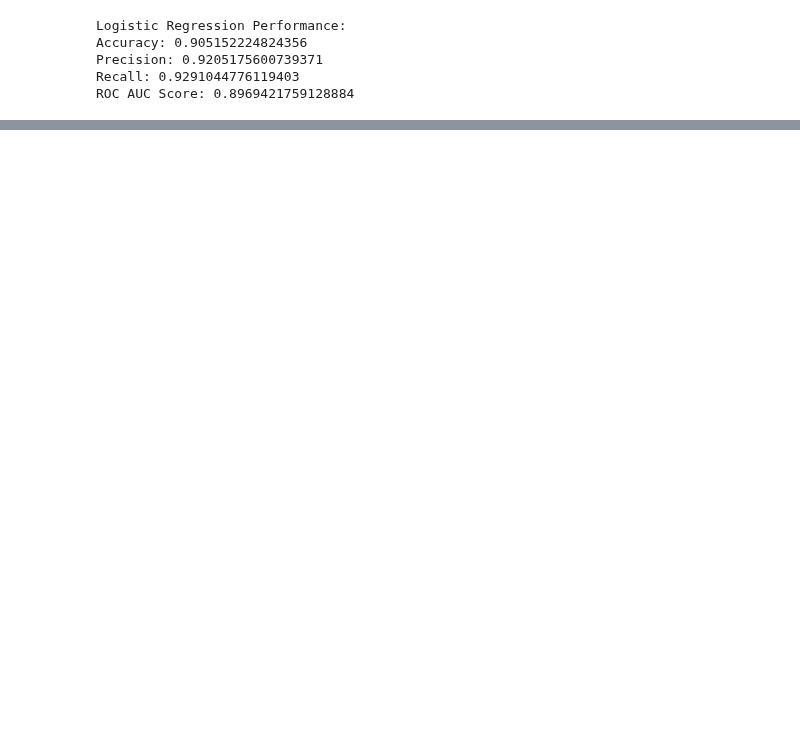
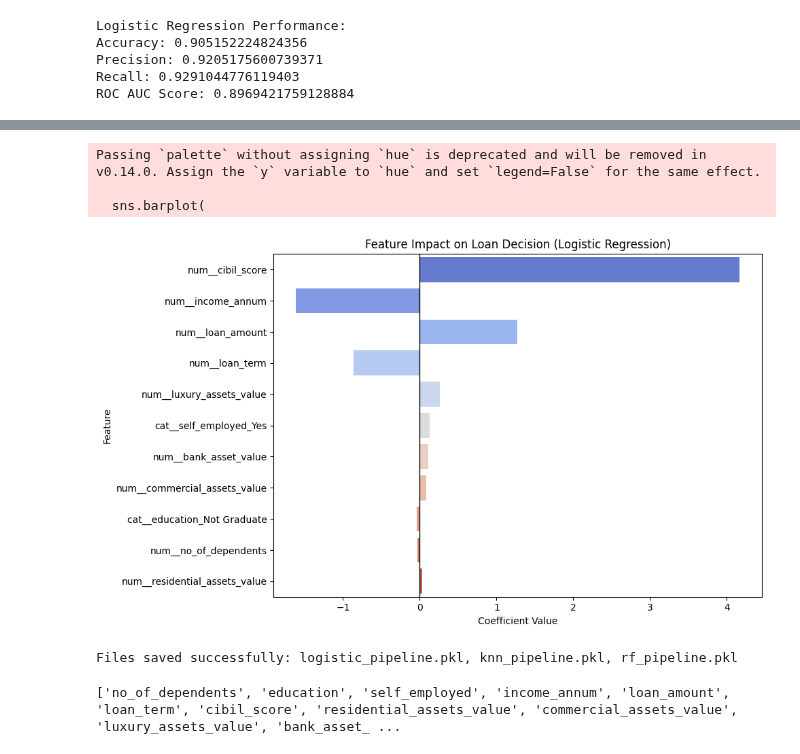
Before and after one commit to omarjrrr/loan_approval_predicton, a Jupyter notebook: loan.ipynb, the cells around one changed output, grey strips where cells are left out. Saved outputs shown, nothing was run; the diff lists cells and outputs as text; code cells hidden in the pictures; blank space fills up the shorter version.

```diff
--- a/loan.ipynb
+++ b/loan.ipynb
@@ -574,4 +634,7 @@ Mean CV score for Random Forest: 0.9766
 # %%
-log = LogisticRegression(random_state=42)
-log.fit(x_train_scaled, y_train)
+log_pipe = Pipeline([
+    ('preprocessor', preprocessor),
+    ('classifier', LogisticRegression(random_state=42, max_iter=1000))
+])
+log_pipe.fit(xtrain, y_train)
 # %% [output]
@@ -624,3 +701,19 @@ Classification Report:
     accuracy                           0.91       854
    macro avg       0.90      0.90      0.90       854
 weighted avg       0.90      0.91      0.90       854
+# %%
+feature_names = preprocessor.get_feature_names_out()
+
+# coefficients
+log_coefficients = log_pipe.named_steps['classifier'].coef_[0]
+
+# create dataframe
+log_importance_df = pd.Series(log_coefficients, index=feature_names)
+
+# sort by absolute importance
+log_importance_df = log_importance_df.reindex(
+    log_importance_df.abs().sort_values(ascending=False).index
+).head(15)
+
+print("Top Logistic Regression feature importances:")
+print(log_importance_df)
@@ -626,0 +734,35 @@ weighted avg       0.90      0.91      0.90       854
+# %%
+plt.figure(figsize=(10, 6))
+
+sns.barplot(
+    x=log_importance_df.values,
+    y=log_importance_df.index,
+    palette="coolwarm"
+)
+
+plt.axvline(0, color='black', linewidth=1)
+plt.title("Feature Impact on Loan Decision (Logistic Regression)")
+plt.xlabel("Coefficient Value")
+plt.ylabel("Feature")
+
+plt.tight_layout()
+plt.show()
+# %% [output]
+Passing `palette` without assigning `hue` is deprecated and will be removed in v0.14.0. Assign the `y` variable to `hue` and set `legend=False` for the same effect.
+
+  sns.barplot(
+[figure, added]
+# %%
+import joblib
+
+joblib.dump(log_pipe, 'logistic_pipeline.pkl')
+joblib.dump(knn_pipe, 'knn_pipeline.pkl')
+joblib.dump(rf_pipe, 'rf_pipeline.pkl')
+
+print("Files saved successfully: logistic_pipeline.pkl, knn_pipeline.pkl, rf_pipeline.pkl")
+# %% [output]
+Files saved successfully: logistic_pipeline.pkl, knn_pipeline.pkl, rf_pipeline.pkl
+# %%
+print(list(x.columns))
+# %% [output]
+['no_of_dependents', 'education', 'self_employed', 'income_annum', 'loan_amount', 'loan_term', 'cibil_score', 'residential_assets_value', 'commercial_assets_value', 'luxury_assets_value', 'bank_asset_ ...
```
Also changed, not shown: parts of 23 cells of this notebook, 2 other files.
